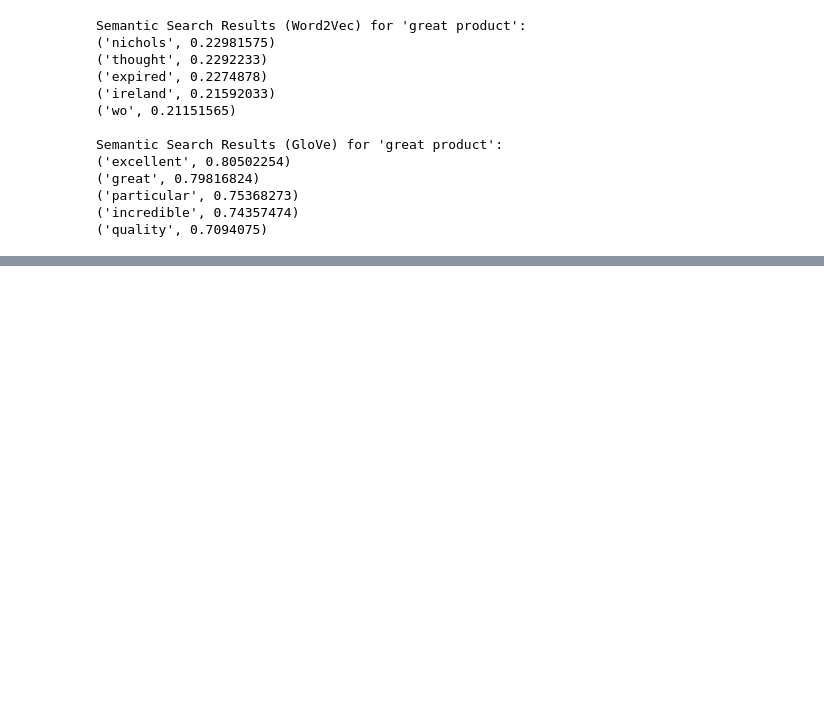
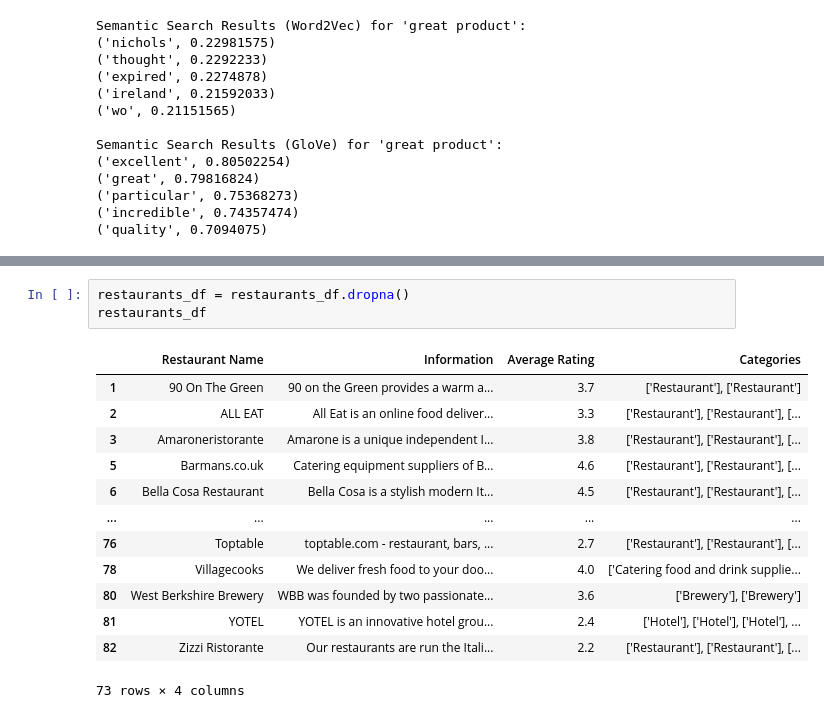
Before and after one commit to Shins0o/nlp-project, a Jupyter notebook: main.ipynb, the cells around one changed output, grey strips where cells are left out. Drawn from its saved outputs; the diff is of its cells as text; blank space fills up the shorter version.

```diff
--- a/main.ipynb
+++ b/main.ipynb
@@ -678,0 +729,17 @@ Semantic Search Results (GloVe) for 'great product':
+# %%
+restaurants_df = restaurants_df.dropna()
+restaurants_df
+# %% [output]
+|  | Restaurant Name | Information | Average Rating | Categories |
+| 1 | 90 On The Green | 90 on the Green provides a warm a... | 3.7 | ['Restaurant'], ['Restaurant'] |
+| 2 | ALL EAT | All Eat is an online food deliver... | 3.3 | ['Restaurant'], ['Restaurant'], [... |
+| 3 | Amaroneristorante | Amarone is a unique independent I... | 3.8 | ['Restaurant'], ['Restaurant'], [... |
+| 5 | Barmans.co.uk | Catering equipment suppliers of B... | 4.6 | ['Restaurant'], ['Restaurant'], [... |
+| 6 | Bella Cosa Restaurant | Bella Cosa is a stylish modern It... | 4.5 | ['Restaurant'], ['Restaurant'], [... |
+| ... | ... | ... | ... | ... |
+| 76 | Toptable | toptable.com - restaurant, bars, ... | 2.7 | ['Restaurant'], ['Restaurant'], [... |
+| 78 | Villagecooks | We deliver fresh food to your doo... | 4.0 | ['Catering food and drink supplie... |
+| 80 | West Berkshire Brewery | WBB was founded by two passionate... | 3.6 | ['Brewery'], ['Brewery'] |
+| 81 | YOTEL | YOTEL is an innovative hotel grou... | 2.4 | ['Hotel'], ['Hotel'], ['Hotel'], ... |
+| 82 | Zizzi Ristorante | Our restaurants are run the Itali... | 2.2 | ['Restaurant'], ['Restaurant'], [... |
+73 rows × 4 columns
```
Also changed, not shown: parts of 8 cells of this notebook, 1 other file.
